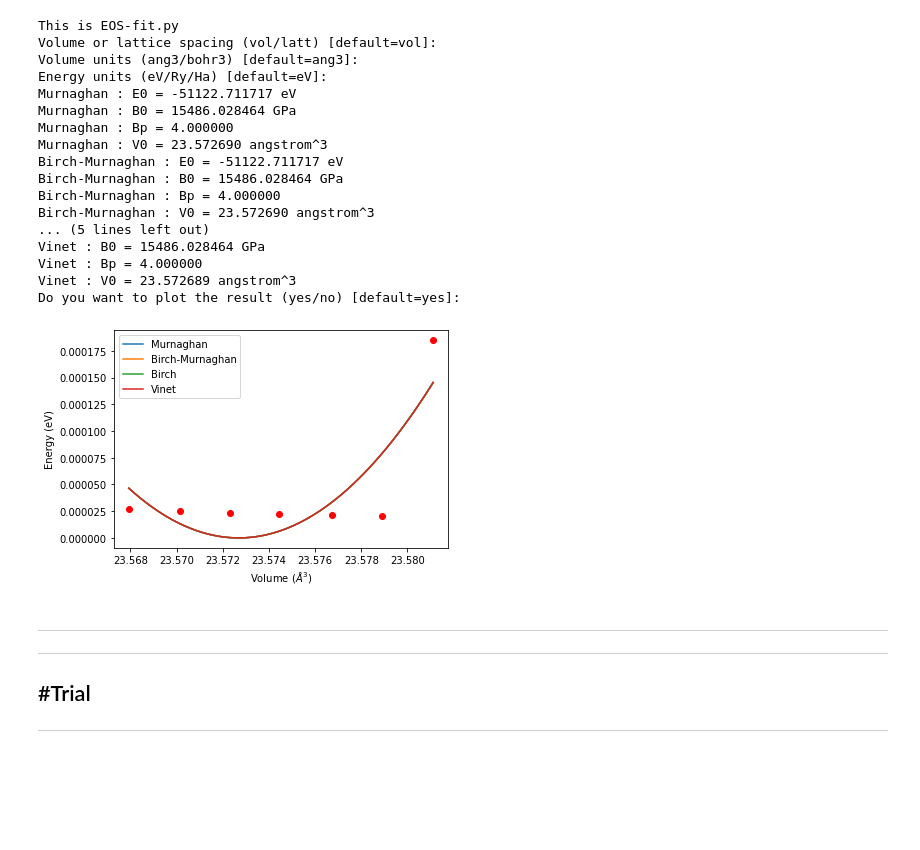
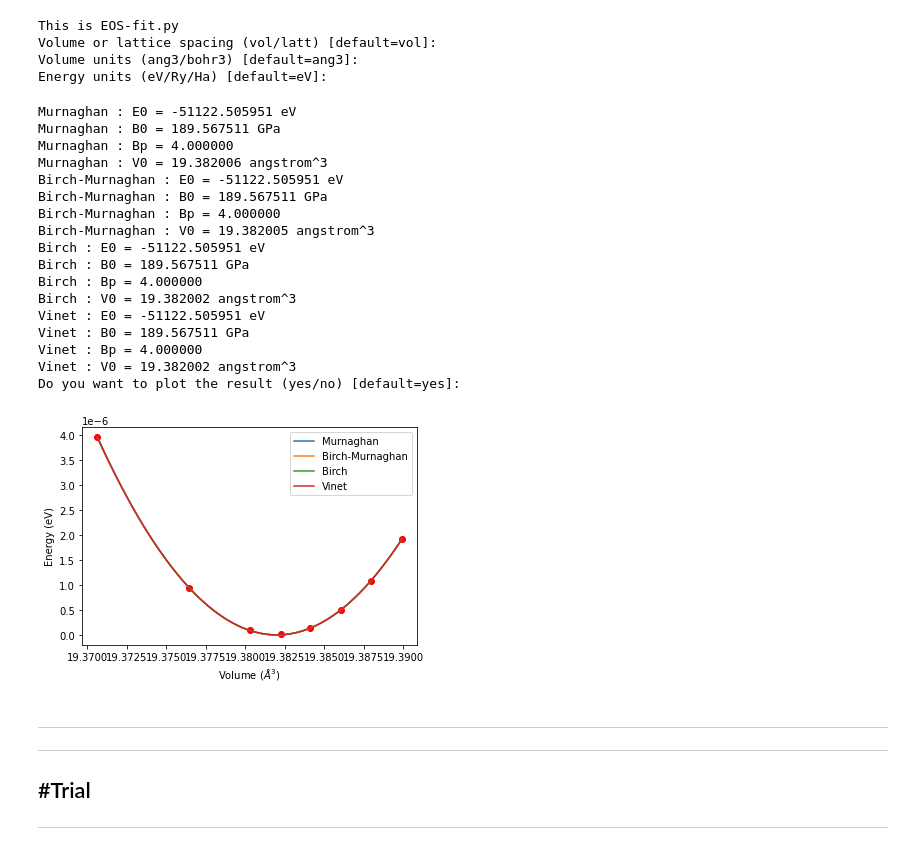
Before and after one commit to Dong-Gi-Kang/Tools, a Jupyter notebook: Birch_Murnaghan_fitting.ipynb, the cells around one changed output. Cells and saved outputs as stored; diff of their text form; code cells hidden in the pictures; blank space fills up the shorter version.

```diff
--- a/Birch_Murnaghan_fitting.ipynb
+++ b/Birch_Murnaghan_fitting.ipynb
@@ -121,19 +121,14 @@ ene = np.array([-102245.450086539,       -102245.450089381,       -102245.450091
                 -102245.450093653,       -102245.450096172,       -102245.450097869,
                 -102245.450099269])
 '''
-'''
+
 'aims_rock_2'
 vol = np.array([19.370634,       19.376418,       19.380275,       19.382257,       19.384131,       19.38606,        19.38799, 19.389918])
 ene = np.array([-51122.505947274,        -51122.505950280,        -51122.505951134,
                 -51122.505951212,        -51122.505951083,        -51122.505950724,
                 -51122.505950137,        -51122.505949311])
-'''
-'aims_zincblende'
-vol = np.array([23.567928,       23.570125,       23.57232,        23.57445,
-                23.576715,       23.578916,       23.581112])
-ene = np.array([-51122.711689671,        -51122.711691343,        -51122.711692831,
-                -51122.711694019,        -51122.711695199,        -51122.711696137,
-                -51122.711531622])
+
+
 
 '''
 'aims_cscl'
@@ -237,47 +232,51 @@ print_params("Vinet", vinet)
 
 
 try:
     import pylab
 except ImportError:
     sys.stderr.write("pylab module non available, skipping plot")
     sys.exit(0)
 
 # plotting
 ans = myinput("Do you want to plot the result (yes/no)", "yes", ["yes", "no"])
 if ans == "no": sys.exit(0)
 
 import pylab
 vfit = np.linspace(min(vol),max(vol),100)
 
 pylab.plot(vol, ene-E0, 'ro')
 pylab.plot(vfit, eos_murnaghan(murn,vfit)-E0, label='Murnaghan')
 pylab.plot(vfit, eos_birch_murnaghan(birch_murn,vfit)-E0, label='Birch-Murnaghan')
 pylab.plot(vfit, eos_birch(birch,vfit)-E0, label='Birch')
 pylab.plot(vfit, eos_vinet(vinet,vfit)-E0, label='Vinet')
 pylab.xlabel('Volume ($\AA^3$)')
 pylab.ylabel('Energy (eV)')
 pylab.legend(loc='best')
 pylab.show()
 quit()
 # %% [output]
 This is EOS-fit.py
 Volume or lattice spacing (vol/latt) [default=vol]:
 Volume units (ang3/bohr3) [default=ang3]:
 Energy units (eV/Ry/Ha) [default=eV]:
-Murnaghan : E0 = -51122.711717 eV
-Murnaghan : B0 = 15486.028464 GPa
-Murnaghan : Bp = 4.000000
-Murnaghan : V0 = 23.572690 angstrom^3
-Birch-Murnaghan : E0 = -51122.711717 eV
-Birch-Murnaghan : B0 = 15486.028464 GPa
-Birch-Murnaghan : Bp = 4.000000
-Birch-Murnaghan : V0 = 23.572690 angstrom^3
-... (5 lines left out)
-Vinet : B0 = 15486.028464 GPa
-Vinet : Bp = 4.000000
-Vinet : V0 = 23.572689 angstrom^3
-Do you want to plot the result (yes/no) [default=yes]:
+Murnaghan : E0 = -51122.505951 eV
+Murnaghan : B0 = 189.567511 GPa
+Murnaghan : Bp = 4.000000
+Murnaghan : V0 = 19.382006 angstrom^3
+Birch-Murnaghan : E0 = -51122.505951 eV
+Birch-Murnaghan : B0 = 189.567511 GPa
+Birch-Murnaghan : Bp = 4.000000
+Birch-Murnaghan : V0 = 19.382005 angstrom^3
+Birch : E0 = -51122.505951 eV
+Birch : B0 = 189.567511 GPa
+Birch : Bp = 4.000000
+Birch : V0 = 19.382002 angstrom^3
+Vinet : E0 = -51122.505951 eV
+Vinet : B0 = 189.567511 GPa
+Vinet : Bp = 4.000000
+Vinet : V0 = 19.382002 angstrom^3
+Do you want to plot the result (yes/no) [default=yes]:
-[figure, old version]
+[figure, new version]
 # %% [markdown]
 ----
 ----
```
